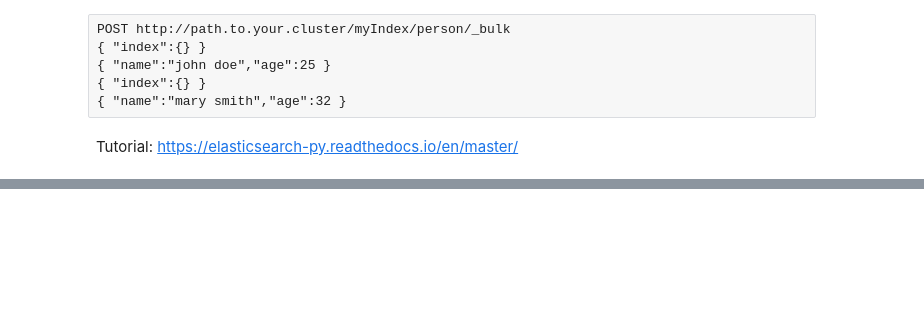
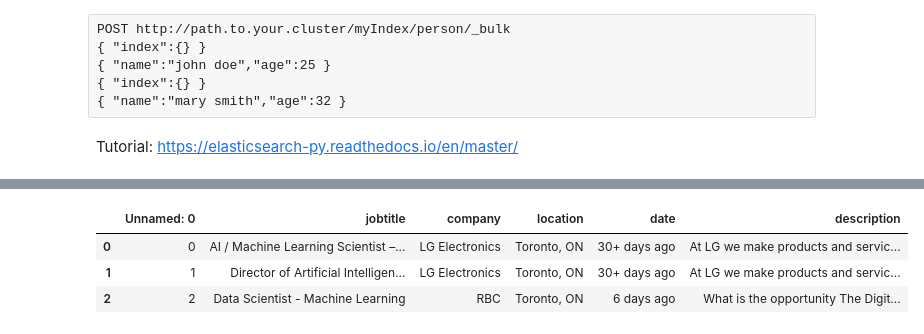
Before and after one commit to kangjin2014/JobAdvisor, a Jupyter notebook: elasticsearch/batch_write_elasticsearch.ipynb, the cells around one changed output, grey strips where cells are left out. Cells and saved outputs as stored; diff of their text form; code cells hidden in the pictures; blank space fills up the shorter version.

```diff
--- a/elasticsearch/batch_write_elasticsearch.ipynb
+++ b/elasticsearch/batch_write_elasticsearch.ipynb
@@ -47,0 +100,10 @@ print(res_out)
+# %%
+import pandas as pd
+df_jobs = pd.read_csv('~/job_recommender/dataset/ds.csv')
+# %%
+df_jobs.head(3)
+# %% [output]
+|  | Unnamed: 0 | jobtitle | company | location | date | description |
+| 0 | 0 | AI / Machine Learning Scientist –... | LG Electronics | Toronto, ON | 30+ days ago | At LG we make products and servic... |
+| 1 | 1 | Director of Artificial Intelligen... | LG Electronics | Toronto, ON | 30+ days ago | At LG we make products and servic... |
+| 2 | 2 | Data Scientist - Machine Learning | RBC | Toronto, ON | 6 days ago | What is the opportunity The Digit... |
```
Also changed, not shown: parts of 8 cells of this notebook.
